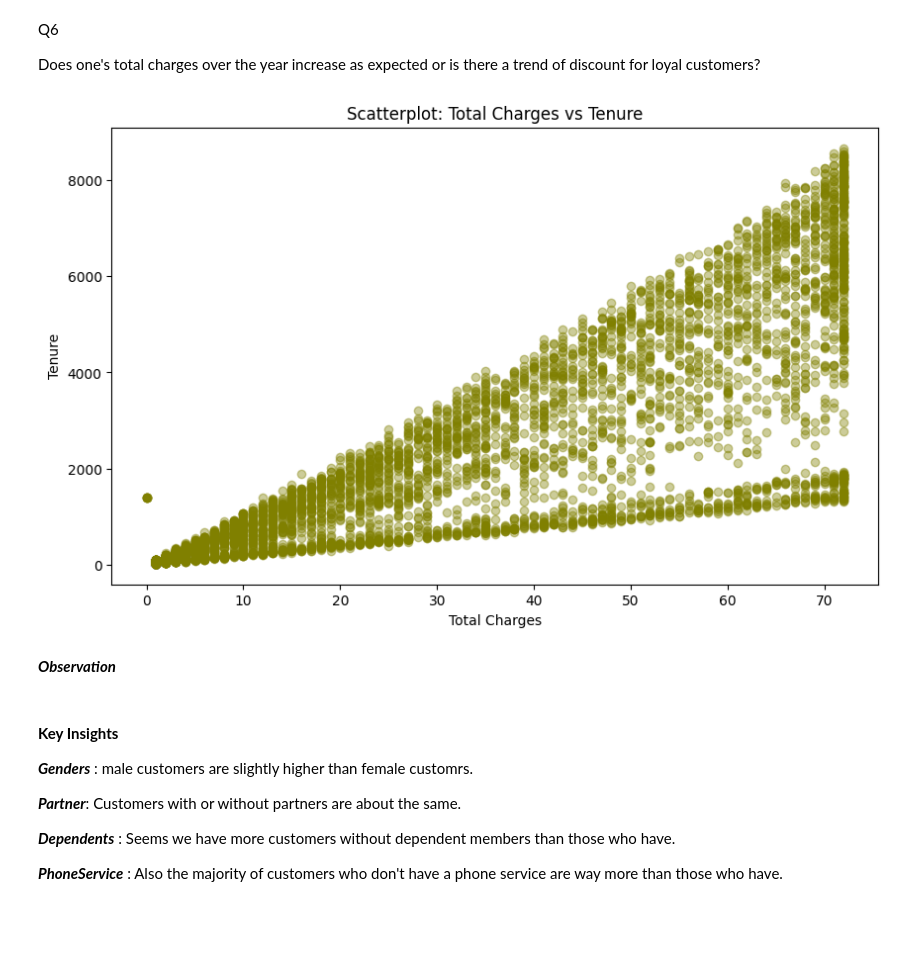
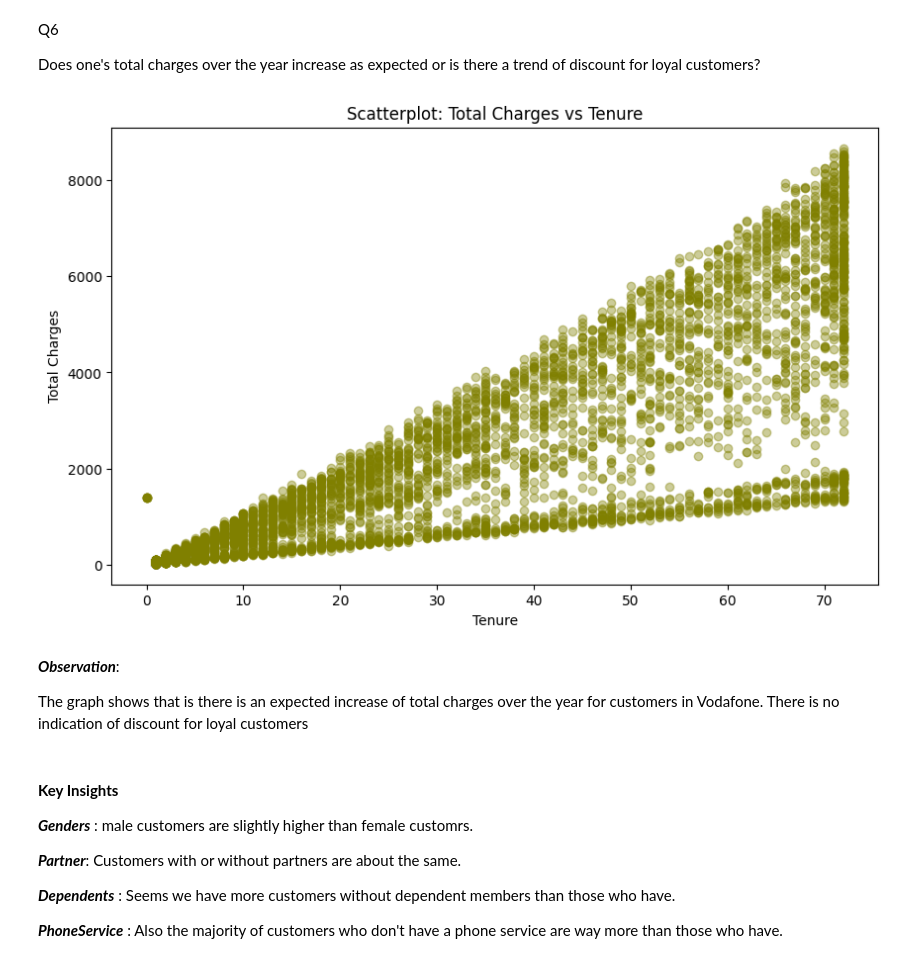
Before and after one commit to FloJoLaryea/Customer_Churn_Analysis, a Jupyter notebook: cstomer_churn_analysis.ipynb, the cells around one changed output. Cells and saved outputs as stored; diff of their text form; code cells hidden in the pictures; blank space fills up the shorter version.

```diff
--- a/cstomer_churn_analysis.ipynb
+++ b/cstomer_churn_analysis.ipynb
@@ -749,20 +749,22 @@ Does one's total charges over the year increase as expected or is there a trend
 # %%
 # Plotting the scatterplot
 plt.figure(figsize=(10, 6))
 plt.scatter(train_df['tenure'], train_df['total_charges'], alpha=0.4, color='olive')
 
 # Adding labels and title
-plt.xlabel('Total Charges')
-plt.ylabel('Tenure')
+plt.xlabel('Tenure')
+plt.ylabel('Total Charges')
 plt.title('Scatterplot: Total Charges vs Tenure')
 
 # Show plot
 #plt.grid(True)
 plt.show()
 # %% [output]
-[figure, old version]
+[figure, new version]
-# %% [markdown]
-***Observation***
+# %% [markdown]
+***Observation***:
+
+The graph shows that is there is an expected increase of total charges over the year for customers in Vodafone. There is no indication of discount for loyal customers
 # %% [markdown]
 #### **Key Insights**
 ***Genders*** : male customers are slightly higher than female customrs.
```
Also changed, not shown: parts of 29 cells of this notebook, 4 other files.
